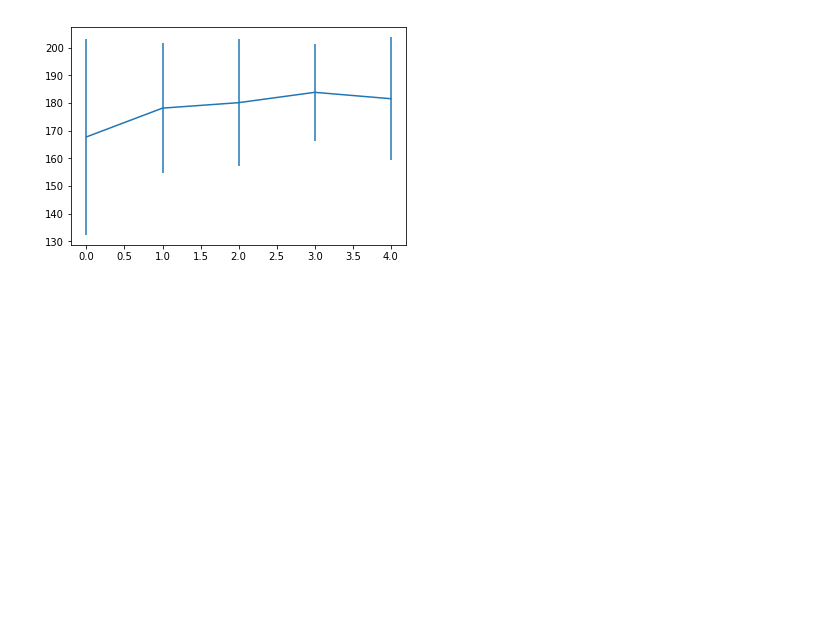
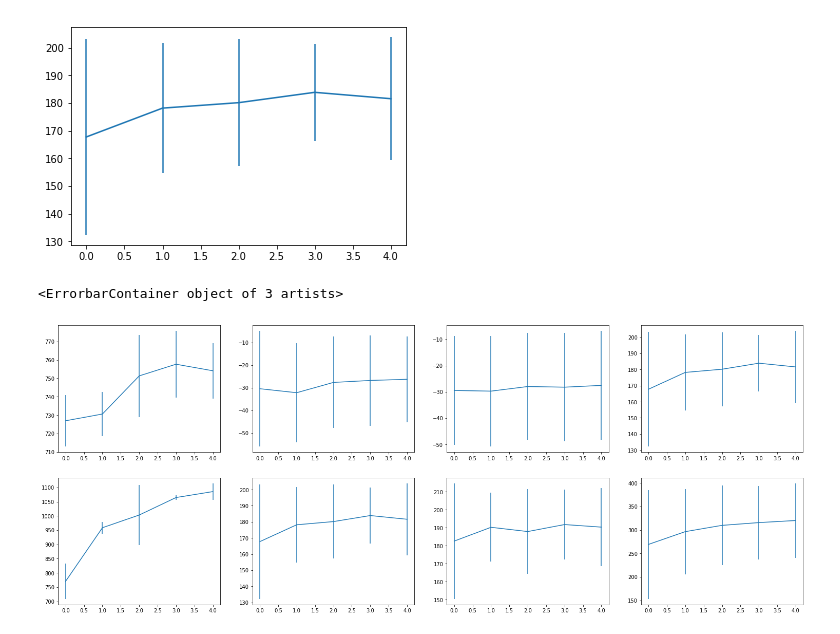
Before and after one commit to nlandolfi/slbo, a Jupyter notebook: notebooks/ALL.ipynb, the cells around one changed output. Cells and saved outputs as stored; diff of their text form; code cells hidden in the pictures; blank space fills up the shorter version.

```diff
--- a/notebooks/ALL.ipynb
+++ b/notebooks/ALL.ipynb
@@ -232,7 +247,7 @@ time data '2019-05-13T04:19:06' does not match format '%Y-%m-%dT%H:%M:%S.%f'
 # %% [markdown]
 # AD
 # %%
-r, lines = utils2.load(698356, reload=False)
+r, lines = utils2.load(698356, reload=True)
 r.details()
 print(f"First Stage took {r.slbos[0].stages[0].duration_in_seconds()/60} minutes")
 print(f"First Warmup took {r.warms[1].duration_in_seconds()/60} minutes")
@@ -255,10 +271,10 @@ Max achieved: 388.856023497
 # %%
 ADevals = [702830, 702831, 702832, 702833, 702834, 702835, 702836, 702837, 702838, 702839, 702840, 702841, 702842, 702843, 702844, 702845, 702846, 702847, 702848, 702849, 702850, 702851, 702852, 702853, 702854, 702855, 702856, 702857, 702858, 702859, 702860, 702861, 702862, 702863, 702864, 702865, 702866, 702867, 702868, 702869]
 # %%
-ADeval_runs = [utils2.load(job, reload=False, verbose=False) for job in ADevals]
-nums = [np.append(t[0].slbos[0].episode_real_mean_evals, t[0].post_slbo_real_eval_means[0]) for t in ADeval_runs]
-nums = np.array(nums)
-plt.errorbar(np.arange(5), np.mean(nums, axis=0), yerr=np.std(nums, axis=0))
+ADeval_runs = [utils2.load(job, reload=True, verbose=False) for job in ADevals]
+AD = [np.append(t[0].slbos[0].episode_real_mean_evals, t[0].post_slbo_real_eval_means[0]) for t in ADeval_runs]
+AD = np.array(AD)
+plt.errorbar(np.arange(5), np.mean(AD, axis=0), yerr=np.std(AD, axis=0))
 # %% [output]
 <ErrorbarContainer object of 3 artists>
 [figure]
@@ -265,7 +283,7 @@ plt.errorbar(np.arange(5), np.mean(nums, axis=0), yerr=np.std(nums, axis=0))
 # %% [markdown]
 # HUFB
 # %%
-r, lines = utils2.load(698976, reload=False)
+r, lines = utils2.load(698976, reload=True)
 r.details()
 print(f"First Stage took {r.slbos[0].stages[0].duration_in_seconds()/60} minutes")
 print(f"First Warmup took {r.warms[1].duration_in_seconds()/60} minutes")
@@ -290,10 +309,10 @@ Max achieved: 237.3229039837244
 # %%
 HUFBevals = [700143, 700144, 700145, 700146, 700147, 700148, 700149, 700150, 700151, 700152, 700153, 700154, 700155, 700156, 700157, 700158, 700159, 700160, 700161, 700162, 700163, 700164, 700165, 700166, 700167, 700168, 700169, 700170, 700171, 700172, 700173, 700174, 700175, 700176, 700177, 700178, 700179, 700180, 700181, 700182]
 # %%
-HUFBeval_runs = [utils2.load(job, reload=False, verbose=False) for job in HUFBevals]
-nums = [np.append(t[0].slbos[0].episode_real_mean_evals, t[0].post_slbo_real_eval_means[0]) for t in HUFBeval_runs]
-nums = np.array(nums)
-plt.errorbar(np.arange(5), np.mean(nums, axis=0), yerr=np.std(nums, axis=0))
+HUFBeval_runs = [utils2.load(job, reload=True, verbose=False) for job in HUFBevals]
+HUFB = [np.append(t[0].slbos[0].episode_real_mean_evals, t[0].post_slbo_real_eval_means[0]) for t in HUFBeval_runs]
+HUFB = np.array(HUFB)
+plt.errorbar(np.arange(5), np.mean(HUFB, axis=0), yerr=np.std(HUFB, axis=0))
 # %% [output]
 time data '2019-05-13T04:19:06' does not match format '%Y-%m-%dT%H:%M:%S.%f'
 {'level': 'info', 'fmt': '[TRPO] # %d: n_episodes = %d, returns: {mean = %.0f, std = %.0f}, dist std = %.10f, dist mean = %.10f, vf_loss = %.3f', 'args': [18, 20, 183.9593912583262, 0.6057099149086652 ...
@@ -301,0 +323,14 @@ time data '2019-05-13T04:19:06' does not match format '%Y-%m-%dT%H:%M:%S.%f'
+# %%
+fig, ax = plt.subplots(2, 4, figsize=(26, 10))
+ax[0, 0].errorbar(np.arange(5), np.mean(HCFB, axis=0), yerr=np.std(HCFB, axis=0))
+ax[0, 1].errorbar(np.arange(5), np.mean(HCP, axis=0), yerr=np.std(HCP, axis=0))
+ax[0, 2].errorbar(np.arange(5), np.mean(HCF, axis=0), yerr=np.std(HCF, axis=0))
+ax[0, 3].errorbar(np.arange(5), np.mean(HUFB, axis=0), yerr=np.std(HUFB, axis=0))
+
+ax[1, 0].errorbar(np.arange(5), np.mean(AFB, axis=0), yerr=np.std(AFB, axis=0))
+ax[1, 1].errorbar(np.arange(5), np.mean(AF, axis=0), yerr=np.std(AF, axis=0))
+ax[1, 2].errorbar(np.arange(5), np.mean(AP, axis=0), yerr=np.std(AP, axis=0))
+ax[1, 3].errorbar(np.arange(5), np.mean(AD, axis=0), yerr=np.std(AD, axis=0))
+# %% [output]
+<ErrorbarContainer object of 3 artists>
+[figure, added]
```
Also changed, not shown: parts of 24 cells of this notebook, 3 other files.
